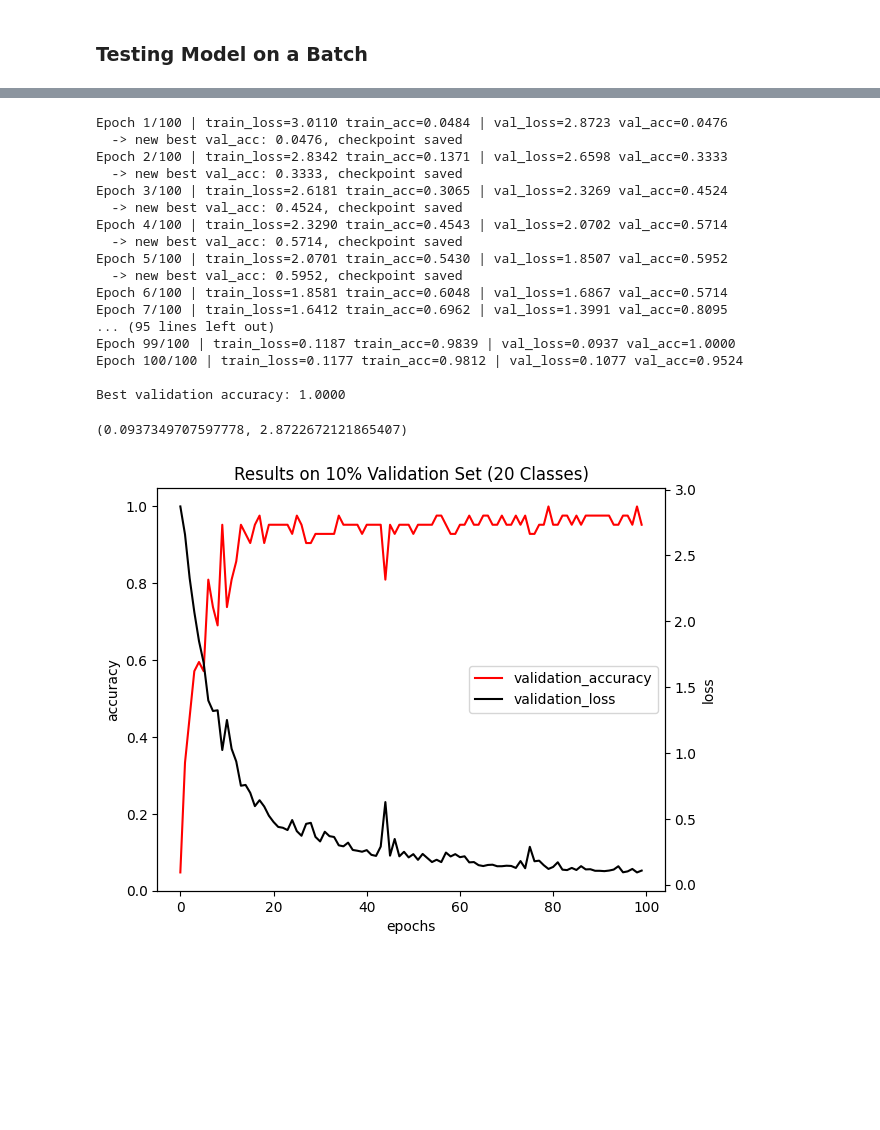
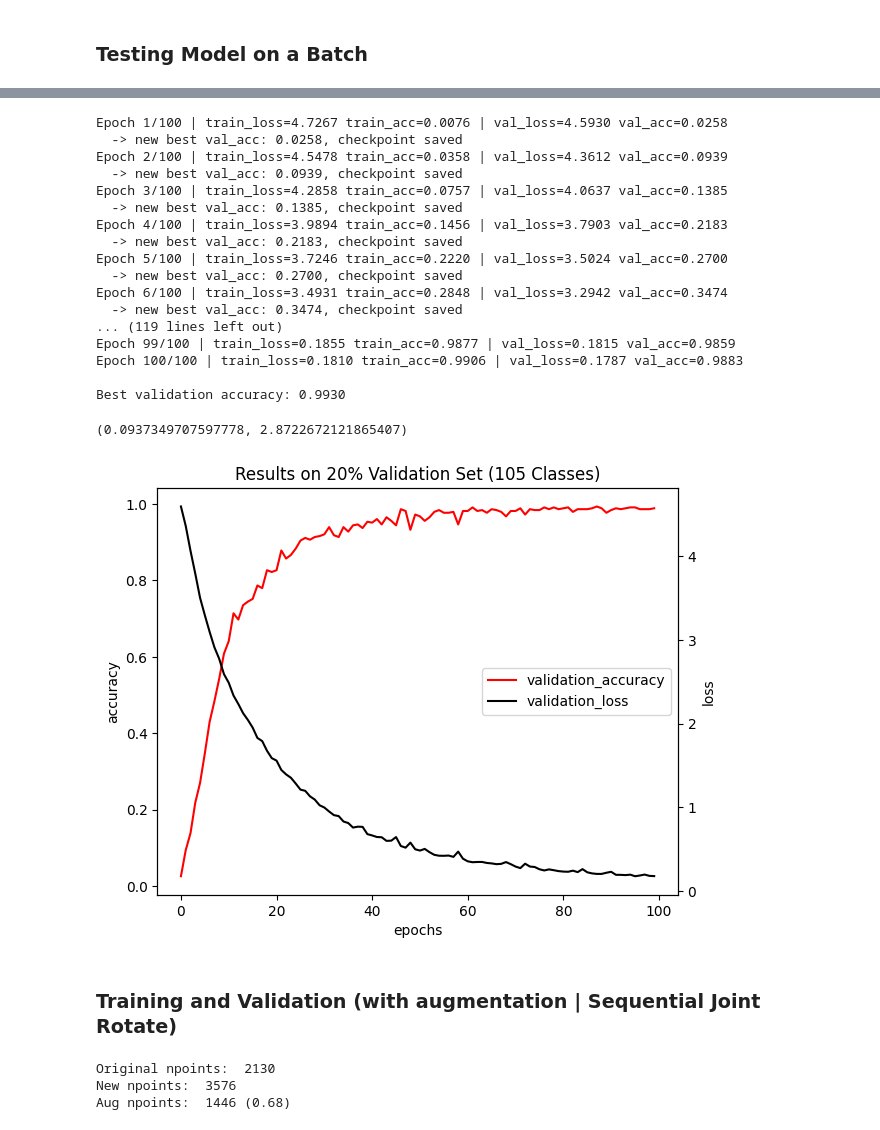
Before and after one commit to ji-chani/IsolatedFSLR, a Jupyter notebook: model_trials.ipynb, the cells around one changed output, grey strips where cells are left out. Drawn from its saved outputs; the diff is of its cells as text; code cells hidden in the pictures; blank space fills up the shorter version.

Commit message:
add test with augmentation

```diff
--- a/model_trials.ipynb
+++ b/model_trials.ipynb
@@ -236,28 +257,28 @@ for epoch in range(num_epochs):
 
         # optional: persist to disk immediately, so you don't lose it
         # even if training crashes later
-        torch.save(best_model_state, f"./resources/spoter_best_{selected_classes}.pt")
+        torch.save(best_model_state, f"./resources/spoter_best_{selected_classes}_no_augment.pt")
         print(f"  -> new best val_acc: {best_val_acc:.4f}, checkpoint saved")
 
 print(f"\nBest validation accuracy: {best_val_acc:.4f}")
 # %% [output]
-Epoch 1/100 | train_loss=3.0110 train_acc=0.0484 | val_loss=2.8723 val_acc=0.0476
-  -> new best val_acc: 0.0476, checkpoint saved
-Epoch 2/100 | train_loss=2.8342 train_acc=0.1371 | val_loss=2.6598 val_acc=0.3333
-  -> new best val_acc: 0.3333, checkpoint saved
-Epoch 3/100 | train_loss=2.6181 train_acc=0.3065 | val_loss=2.3269 val_acc=0.4524
-  -> new best val_acc: 0.4524, checkpoint saved
-Epoch 4/100 | train_loss=2.3290 train_acc=0.4543 | val_loss=2.0702 val_acc=0.5714
-  -> new best val_acc: 0.5714, checkpoint saved
-Epoch 5/100 | train_loss=2.0701 train_acc=0.5430 | val_loss=1.8507 val_acc=0.5952
-  -> new best val_acc: 0.5952, checkpoint saved
-Epoch 6/100 | train_loss=1.8581 train_acc=0.6048 | val_loss=1.6867 val_acc=0.5714
-Epoch 7/100 | train_loss=1.6412 train_acc=0.6962 | val_loss=1.3991 val_acc=0.8095
-... (95 lines left out)
-Epoch 99/100 | train_loss=0.1187 train_acc=0.9839 | val_loss=0.0937 val_acc=1.0000
-Epoch 100/100 | train_loss=0.1177 train_acc=0.9812 | val_loss=0.1077 val_acc=0.9524
+Epoch 1/100 | train_loss=4.7267 train_acc=0.0076 | val_loss=4.5930 val_acc=0.0258
+  -> new best val_acc: 0.0258, checkpoint saved
+Epoch 2/100 | train_loss=4.5478 train_acc=0.0358 | val_loss=4.3612 val_acc=0.0939
+  -> new best val_acc: 0.0939, checkpoint saved
+Epoch 3/100 | train_loss=4.2858 train_acc=0.0757 | val_loss=4.0637 val_acc=0.1385
+  -> new best val_acc: 0.1385, checkpoint saved
+Epoch 4/100 | train_loss=3.9894 train_acc=0.1456 | val_loss=3.7903 val_acc=0.2183
+  -> new best val_acc: 0.2183, checkpoint saved
+Epoch 5/100 | train_loss=3.7246 train_acc=0.2220 | val_loss=3.5024 val_acc=0.2700
+  -> new best val_acc: 0.2700, checkpoint saved
+Epoch 6/100 | train_loss=3.4931 train_acc=0.2848 | val_loss=3.2942 val_acc=0.3474
+  -> new best val_acc: 0.3474, checkpoint saved
+... (119 lines left out)
+Epoch 99/100 | train_loss=0.1855 train_acc=0.9877 | val_loss=0.1815 val_acc=0.9859
+Epoch 100/100 | train_loss=0.1810 train_acc=0.9906 | val_loss=0.1787 val_acc=0.9883
 
-Best validation accuracy: 1.0000
+Best validation accuracy: 0.9930
 # %%
 np.save(f'./resources/logs_{selected_classes}.npy', logs)
 # %%
@@ -269,25 +290,27 @@ min(logs['val_loss']), max(logs['val_loss'])
 # %%
 import matplotlib.pyplot as plt
 
 epochs = list(range(100))
 
 fig, ax1 = plt.subplots()
 
 ax1.set_xlabel('epochs')
 ax1.set_ylabel('accuracy')
 line1, = ax1.plot(epochs, logs['val_acc'], c='r', label='validation_accuracy')
 
 ax2 = ax1.twinx()
 ax2.set_ylabel('loss')
 line2, = ax2.plot(epochs, logs['val_loss'], c='k', label='validation_loss')
 ax2.tick_params(axis='y', labelcolor='k')
 
 lines = [line1, line2]
 labels = [l.get_label() for l in lines]
 ax1.legend(lines, labels, loc='center right')
 fig.tight_layout()  # Prevents labels from overlapping
 
-plt.title("Results on 10% Validation Set (20 Classes)")
+plt.title("Results on 20% Validation Set (105 Classes)")
 plt.show()
 # %% [output]
-[figure, old version]
+[figure, new version]
+# %% [markdown]
+### Training and Validation (with augmentation | Sequential Joint Rotate)
@@ -293,0 +367,8 @@ plt.show()
+# %%
+print('Original npoints: ', len(cleaned_dataset))
+print('New npoints: ', len(train_dataset)+len(val_dataset))
+print('Aug npoints: ', len(aug_dataset), f'({round(len(aug_dataset)/len(cleaned_dataset),2)})')
+# %% [output]
+Original npoints:  2130
+New npoints:  3576
+Aug npoints:  1446 (0.68)
```
Also changed, not shown: parts of 10 cells of this notebook.
